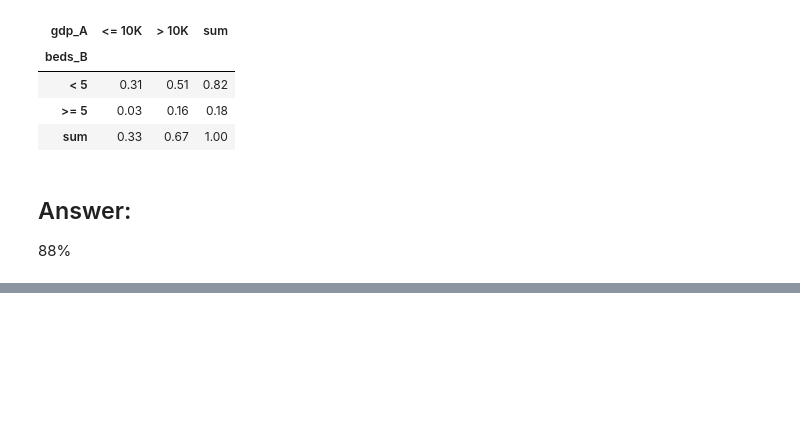
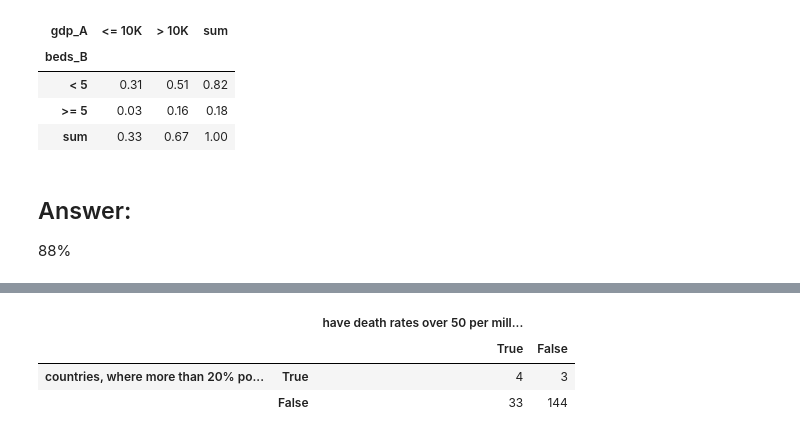
Before and after one commit to voleka-ocrv/t_company_data_analyst, a Jupyter notebook: t_company_test.ipynb, the cells around one changed output, grey strips where cells are left out. Cells and saved outputs as stored; diff of their text form; code cells hidden in the pictures; blank space fills up the shorter version.

```diff
--- a/t_company_test.ipynb
+++ b/t_company_test.ipynb
@@ -415,0 +429,33 @@ confusion_matrix.style.applymap(lambda x: f"background-color: #e6ffe6; color: gr
+# %%
+covid_fscore = covid.groupby('location').agg(
+    aged_65_older_percent=pd.NamedAgg('aged_65_older_percent', 'max'),
+).join(covid_death_rate['death_rate'])
+covid_fscore = covid_fscore[covid_fscore['aged_65_older_percent'].notna()]
+covid_fscore['aged_65_older_percent'] = covid_fscore['aged_65_older_percent'].astype('float')
+
+cond = covid_fscore['aged_65_older_percent'] > 20
+covid_fscore.loc[:, 'aged_65_older_percent'] = covid_fscore['aged_65_older_percent'].mask(cond, 1)
+covid_fscore.loc[:, 'aged_65_older_percent'] = covid_fscore['aged_65_older_percent'].where(cond, 0)
+
+cond = covid_fscore['death_rate'] > 50
+covid_fscore.loc[:, 'death_rate'] = covid_fscore['death_rate'].mask(cond, 1)
+covid_fscore.loc[:, 'death_rate'] = covid_fscore['death_rate'].where(cond, 0)
+# %%
+# сountries, where more than 20% population is over 65 years old
+y_pred = covid_fscore['aged_65_older_percent']
+# have death rates over 50 per million inhabitants
+y_true = covid_fscore['death_rate']
+# %%
+# confusion_matrix returns tn, fp, fn, tp
+cf = pd.DataFrame(
+    confusion_matrix(y_true, y_pred),
+    columns=pd.MultiIndex.from_tuples([(i, j) for j in [False, True] for i in ['сountries, where more than 20% population is over 65 years old']]),
+    index=pd.MultiIndex.from_tuples([(i, j) for j in [False, True] for i in ['have death rates over 50 per million inhabitants']]),
+    )
+cf = cf.reindex(sorted(cf.index, reverse=True), axis=0).reindex(sorted(cf.columns, reverse=True), axis=1).T
+cf
+# %% [output]
+|  |  | have death rates over 50 per mill... |  |
+|  |  | True | False |
+| сountries, where more than 20% po... | True | 4 | 3 |
+|  | False | 33 | 144 |
```
Also changed, not shown: parts of 7 cells of this notebook.
